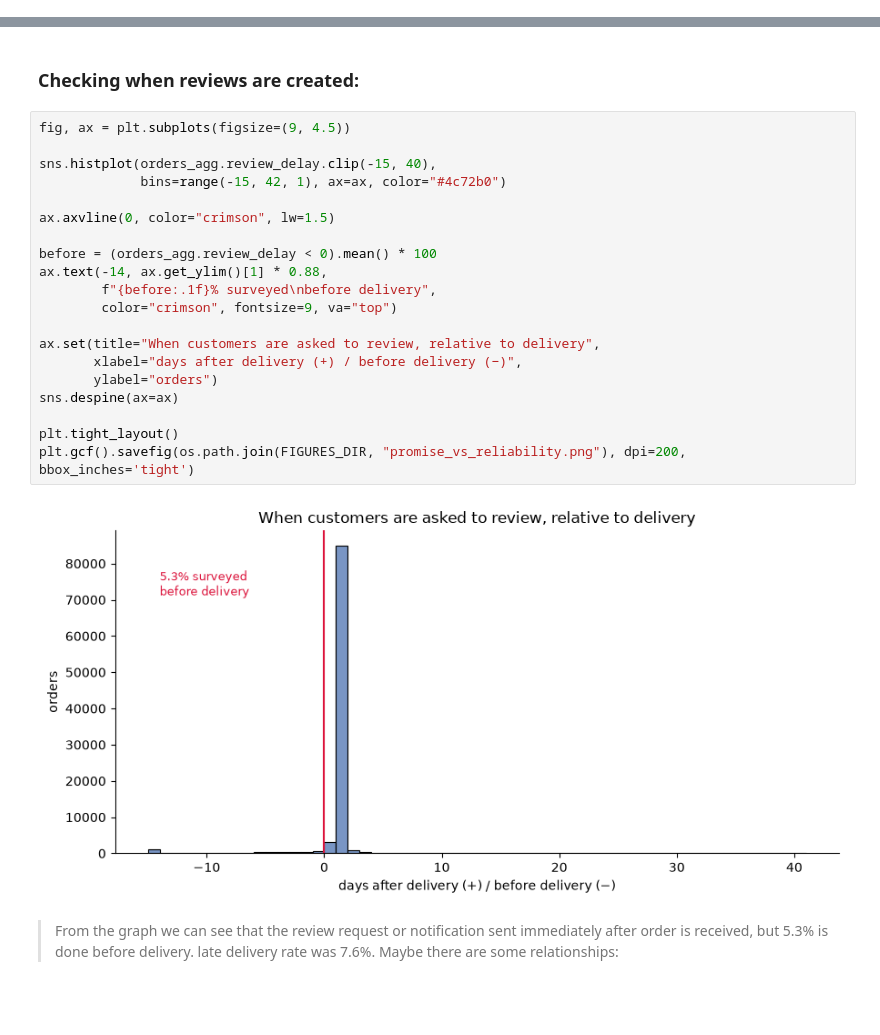
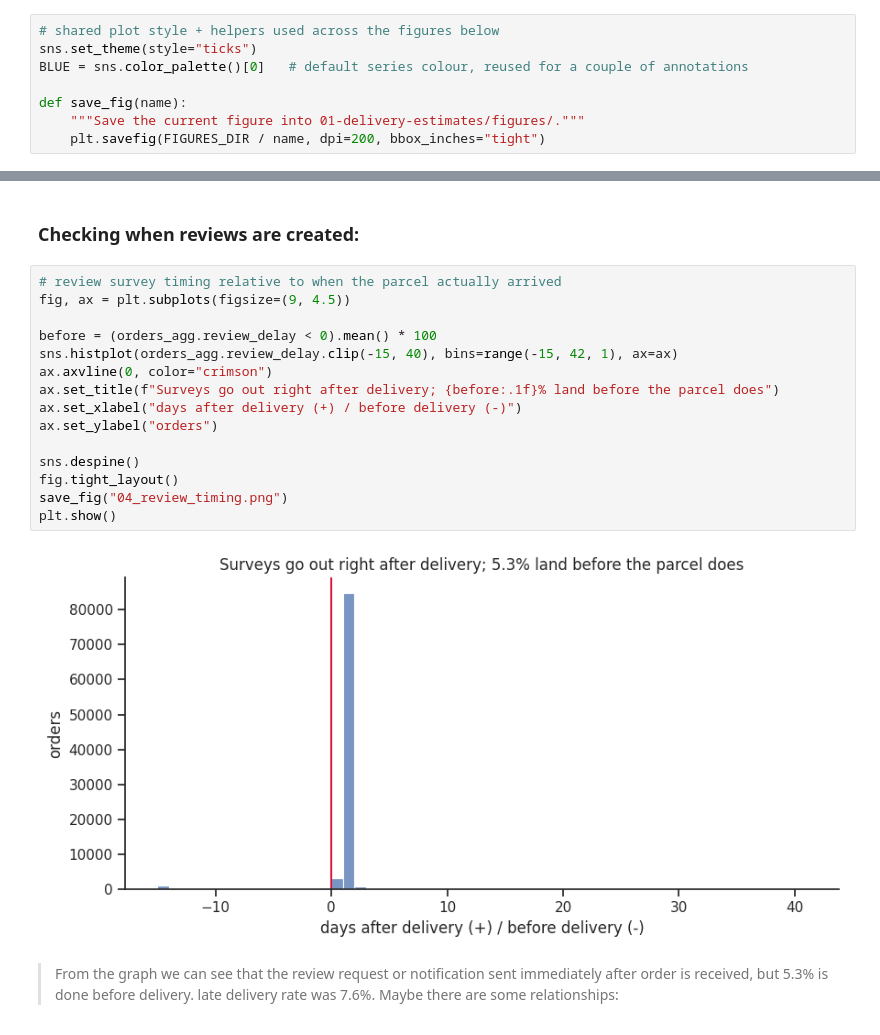
Before and after one commit to doniyor117/olist-marketplace-analysis, a Jupyter notebook: 01-delivery-estimates/analysis.ipynb, the cells around one changed output, grey strips where cells are left out. Saved outputs shown, nothing was run; the diff lists cells and outputs as text; blank space fills up the shorter version.

```diff
--- a/01-delivery-estimates/analysis.ipynb
+++ b/01-delivery-estimates/analysis.ipynb
@@ -61,3 +61,11 @@ ROOT: /home/doniyor/Projects/portfolio-projects/olist-marketplace-analysis
+# %%
+# shared plot style + helpers used across the figures below
+sns.set_theme(style="ticks")
+BLUE = sns.color_palette()[0]   # default series colour, reused for a couple of annotations
+
+def save_fig(name):
+    """Save the current figure into 01-delivery-estimates/figures/."""
+    plt.savefig(FIGURES_DIR / name, dpi=200, bbox_inches="tight")
 # %% [markdown]
 # *Importing The Dataset*:
 # %%
@@ -612,27 +658,22 @@ Index(['order_id', 'customer_id', 'order_status', 'order_purchase_timestamp',
 # %% [markdown]
 ### Checking when reviews are created:
 # %%
+# review survey timing relative to when the parcel actually arrived
 fig, ax = plt.subplots(figsize=(9, 4.5))
 
-sns.histplot(orders_agg.review_delay.clip(-15, 40),
-             bins=range(-15, 42, 1), ax=ax, color="#4c72b0")
+before = (orders_agg.review_delay < 0).mean() * 100
+sns.histplot(orders_agg.review_delay.clip(-15, 40), bins=range(-15, 42, 1), ax=ax)
+ax.axvline(0, color="crimson")
+ax.set_title(f"Surveys go out right after delivery; {before:.1f}% land before the parcel does")
+ax.set_xlabel("days after delivery (+) / before delivery (-)")
+ax.set_ylabel("orders")
 
-ax.axvline(0, color="crimson", lw=1.5)
-
-before = (orders_agg.review_delay < 0).mean() * 100
-ax.text(-14, ax.get_ylim()[1] * 0.88,
-        f"{before:.1f}% surveyed\nbefore delivery",
-        color="crimson", fontsize=9, va="top")
-
-ax.set(title="When customers are asked to review, relative to delivery",
-       xlabel="days after delivery (+) / before delivery (−)",
-       ylabel="orders")
-sns.despine(ax=ax)
-
-plt.tight_layout()
-plt.gcf().savefig(os.path.join(FIGURES_DIR, "promise_vs_reliability.png"), dpi=200, bbox_inches='tight')
+sns.despine()
+fig.tight_layout()
+save_fig("04_review_timing.png")
+plt.show()
 # %% [output]
-[figure, old version]
+[figure, new version]
 # %% [markdown]
 > From the graph we can see that the review request or notification sent immediately after order is received, but 5.3% is done before delivery. late delivery rate was 7.6%. Maybe there are some relationships:
 # %%
```
Also changed, not shown: parts of 42 cells of this notebook, 12 other files.
